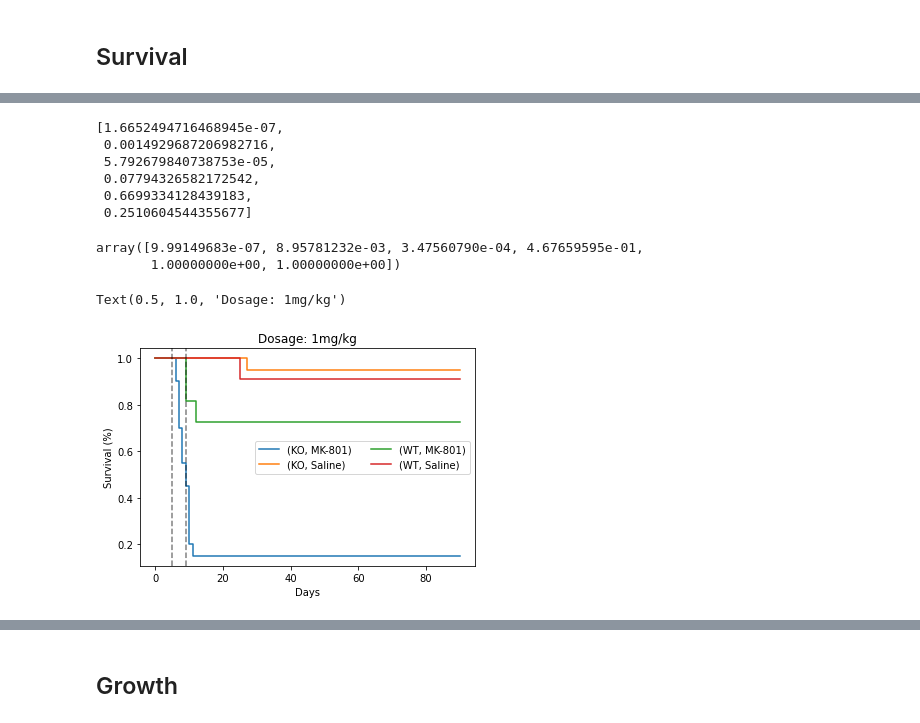
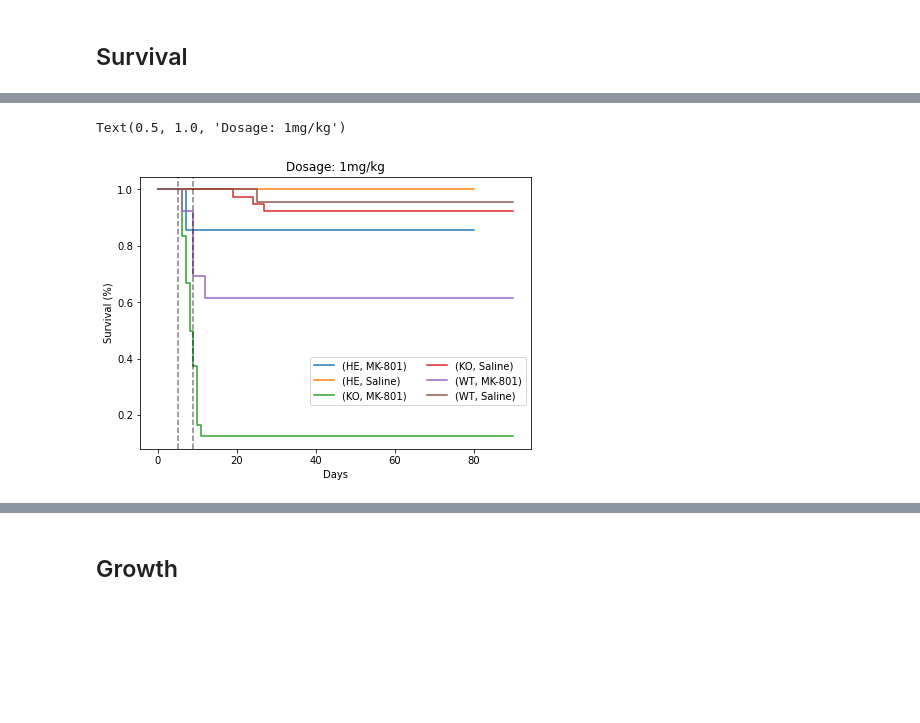
Before and after one commit to FMendezSlc/NeuroPy, a Jupyter notebook: MK_lifelines.ipynb, the cells around one changed output, grey strips where cells are left out. Saved outputs shown, nothing was run; the diff lists cells and outputs as text; code cells hidden in the pictures; blank space fills up the shorter version.

```diff
--- a/MK_lifelines.ipynb
+++ b/MK_lifelines.ipynb
@@ -13,6 +13,8 @@ Set the environment variable OUTDATED_IGNORE=1 to disable these warnings.
 MK_surv = pd.read_csv('/Users/labc02/Documents/PDCB_data/MK-project/MK_lifelines.csv')
 # %%
 MK_surv.drop(MK_surv[MK_surv['Treatment'].str.contains('Naive')].index, inplace=True)
+# %%
+MK_surv.loc[MK_surv['Treatment']=='Saline', 'Dosage (mg/kg)']  = 1
 # %%
 MK_surv.groupby(['Genotype', 'Treatment', 'Dosage (mg/kg)'])['ID'].count()
 # %% [output]
@@ -45,0 +48,2 @@ Text(0.5, 1.0, 'All Groups')
+# %%
+MK_surv['Group'] = MK_surv['Genotype']+'_'+MK_surv['Treatment']+'_'+MK_surv['Dosage (mg/kg)'].astype(str)
@@ -64,9 +79,0 @@ for group in KM1_stats['groups']:
-# %%
-KM1_stats['p_vals']
-# %% [output]
-[1.6652494716468945e-07,
- 0.0014929687206982716,
- 5.792679840738753e-05,
- 0.07794326582172542,
- 0.6699334128439183,
- 0.2510604544355677]
@@ -77,20 +80,15 @@ KM1_stats['p_adjust'] = p_ad
-# %%
-KM1_stats['p_adjust']
-# %% [output]
-array([9.99149683e-07, 8.95781232e-03, 3.47560790e-04, 4.67659595e-01,
-       1.00000000e+00, 1.00000000e+00])
 # %%
-plt.figure()
+plt.figure(figsize = (7,5))
 ax=plt.subplot()
 for name, grouped_df in MK_1mg.groupby(['Genotype', 'Treatment']):
     km_fit.fit(grouped_df["Duration"], grouped_df["Event"], label=name)
     km_fit.plot(ax=ax, ci_show=False)
 plt.ylabel('Survival (%)')
 plt.xlabel('Days')
-ax.legend(fancybox=True, ncol=2)
+ax.legend(fancybox=True, ncol=2, loc = 7, bbox_to_anchor = (1, .25))
 plt.axvline(5, ls='--', color = 'k', alpha=.5)
 plt.axvline(9, ls='--', color = 'k', alpha=.5)
 plt.title('Dosage: 1mg/kg')
 # %% [output]
 Text(0.5, 1.0, 'Dosage: 1mg/kg')
-[figure, old version]
+[figure, new version]
```
Also changed, not shown: parts of 106 cells of this notebook.
